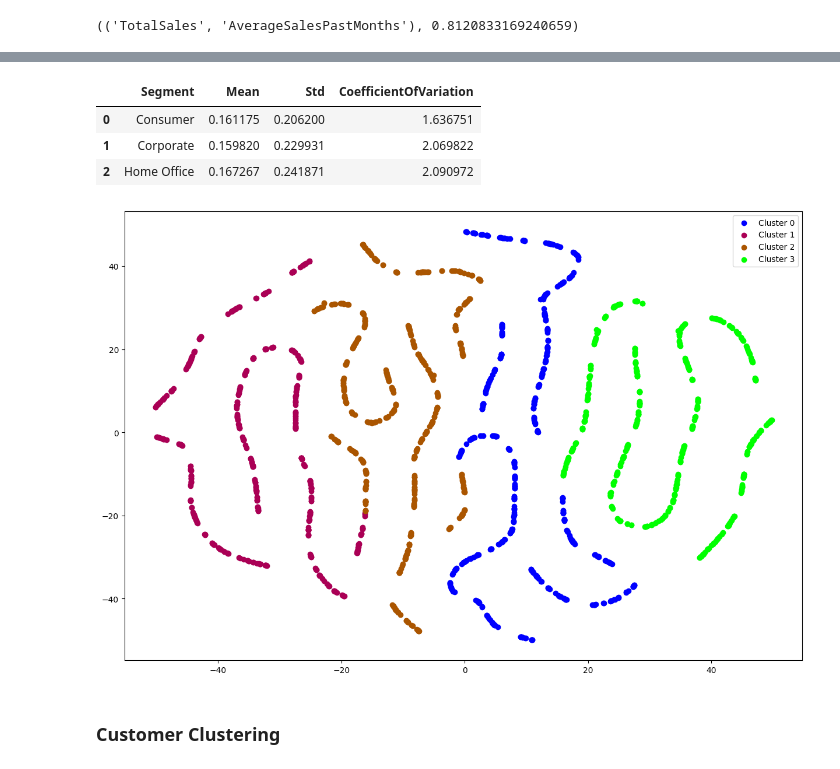
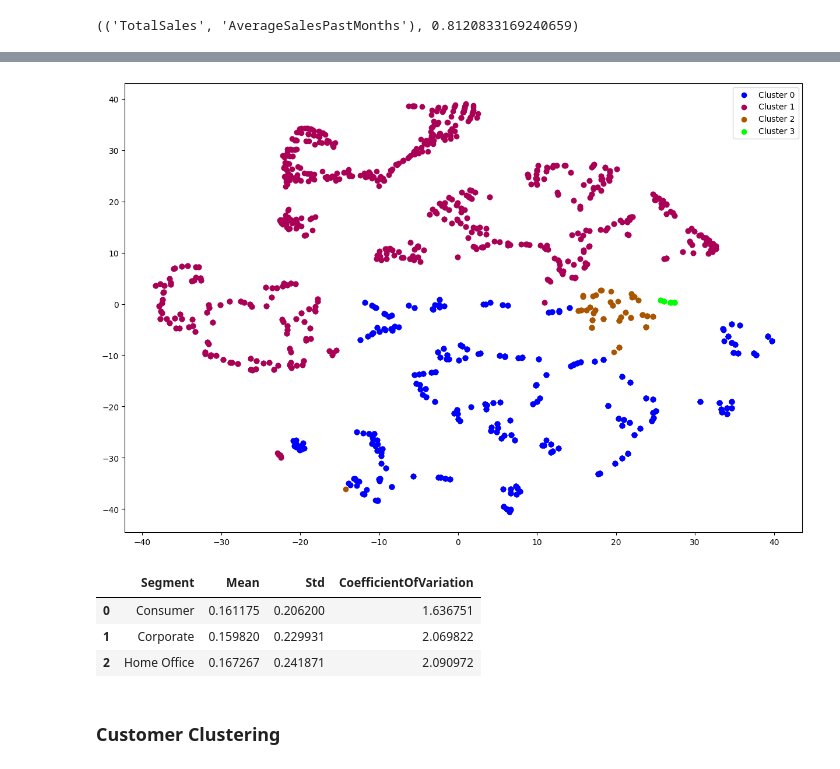
Before and after one commit to CogitoNTNU/CogitoXInfor-h24, a Jupyter notebook: HermanNotebook.ipynb, the cells around one changed output, grey strips where cells are left out. Cells and saved outputs as stored; diff of their text form; code cells hidden in the pictures.

```diff
--- a/HermanNotebook.ipynb
+++ b/HermanNotebook.ipynb
@@ -205,12 +205,12 @@ def visualize_clusters(model, data):
         init="pca",
         max_iter=500,
         n_iter_without_progress=150,
-        perplexity=10,
+        perplexity= 30,
         random_state=0)
 
     data_2D = embedding.fit_transform(data)
 
-    labels = model.predict(data)
+    labels = model.labels_
     cmap = plt.get_cmap('brg', model.n_clusters)
 
     unique_labels = set(labels)
@@ -330,3 +299,11 @@ find_optimal_k(dataframes_scaled)
+# %%
+training_data = dataframes_scaled["Office Supplies"].copy()
+model = KMeans(n_clusters = 4, init = "k-means++", random_state = 42)
+model.fit(training_data)
+
+visualize_clusters(model, training_data)
+# %% [output]
+[figure, added]
 # %%
 def cluster_product_data(dataframes_scaled : dict, num_clusters : dict):
     for category in dataframes_scaled.keys():
@@ -342,12 +319,5 @@ get_coefficient_variation(grouped_dataframes["Technology"], "Segment")
 | 0 | Consumer | 0.161175 | 0.206200 | 1.636751 |
 | 1 | Corporate | 0.159820 | 0.229931 | 2.069822 |
 | 2 | Home Office | 0.167267 | 0.241871 | 2.090972 |
-# %%
-model = KMeans(n_clusters = 4, init = "k-means++", random_state = 42)
-model.fit(dataframes_scaled["Office Supplies"])
-
-visualize_clusters(model, dataframes_scaled["Office Supplies"])
-# %% [output]
-[figure, removed]
 # %% [markdown]
 ### Customer Clustering
```
Also changed, not shown: parts of 7 cells of this notebook.
